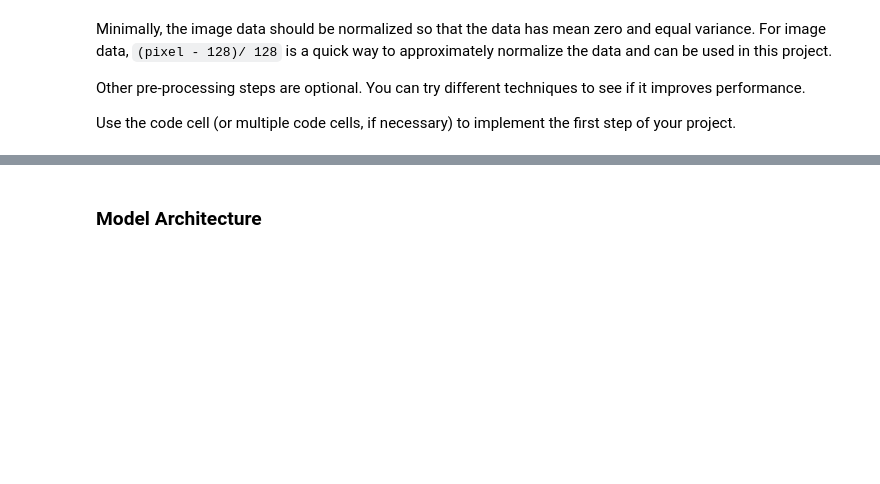
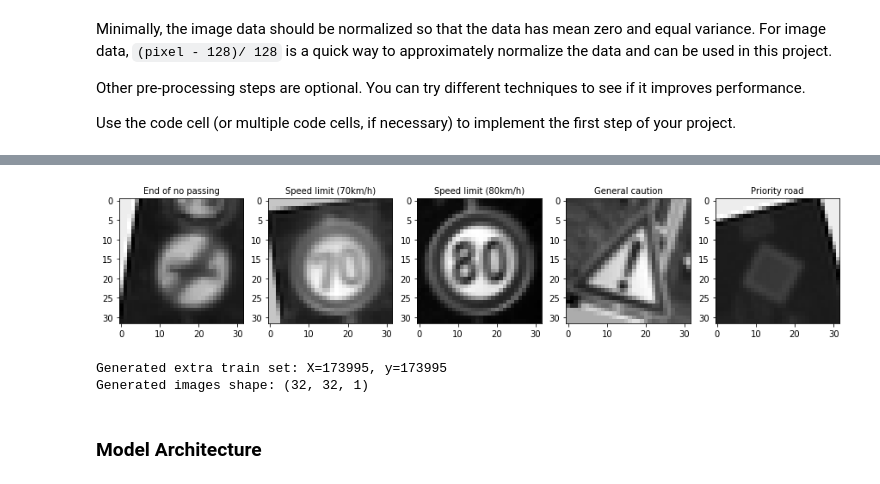
Before and after one commit to r0busta/CarND-Traffic-Sign-Classifier-Project, a Jupyter notebook: Traffic_Sign_Classifier.ipynb, the cells around one changed output, grey strips where cells are left out. Saved outputs shown, nothing was run; the diff lists cells and outputs as text; code cells hidden in the pictures; blank space fills up the shorter version.

```diff
--- a/Traffic_Sign_Classifier.ipynb
+++ b/Traffic_Sign_Classifier.ipynb
@@ -206,10 +212,24 @@ print("{}".format(label(new_y[i])))
+# %%
+fig = plt.figure(figsize=(15,10))
+offset = int(len(new_X)/5)
+for i in range(0, 5):
+    fig.add_subplot(1,5,i+1)
+    plt.title("{}".format(label(new_y[i * offset])),{"fontsize": 10})
+    img = new_X[i * offset].squeeze()
+    plt.imshow(img, interpolation="nearest", cmap="gray")
+# %% [output]
+[figure, added]
 # %%
 X_train_ext = np.append(X_train_norm, new_X, axis=0)
 y_train_ext = np.append(y_train, new_y, axis=0)
 
 assert( len(X_train_ext) == len(y_train_ext) )
 
-print("Generated extra data set: X={}, y={}".format(len(X_train_ext) - n_train, len(y_train_ext) - n_train))
+print("Generated extra train set: X={}, y={}".format(len(X_train_ext) - n_train, len(y_train_ext) - n_train))
+print("Generated images shape: {}".format(new_X[0].shape))
+# %% [output]
+Generated extra train set: X=173995, y=173995
+Generated images shape: (32, 32, 1)
 # %% [markdown]
 ### Model Architecture
 # %%
```
Also changed, not shown: parts of 18 cells of this notebook.
